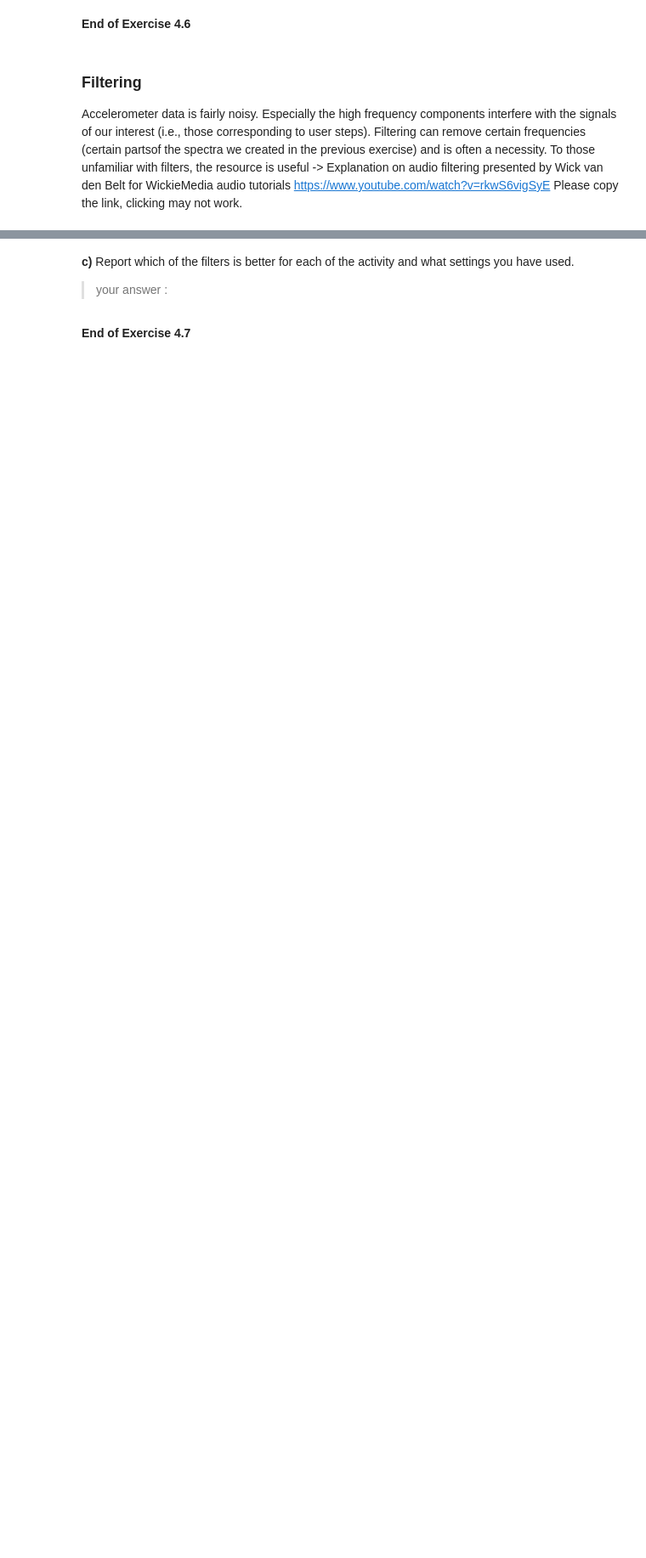
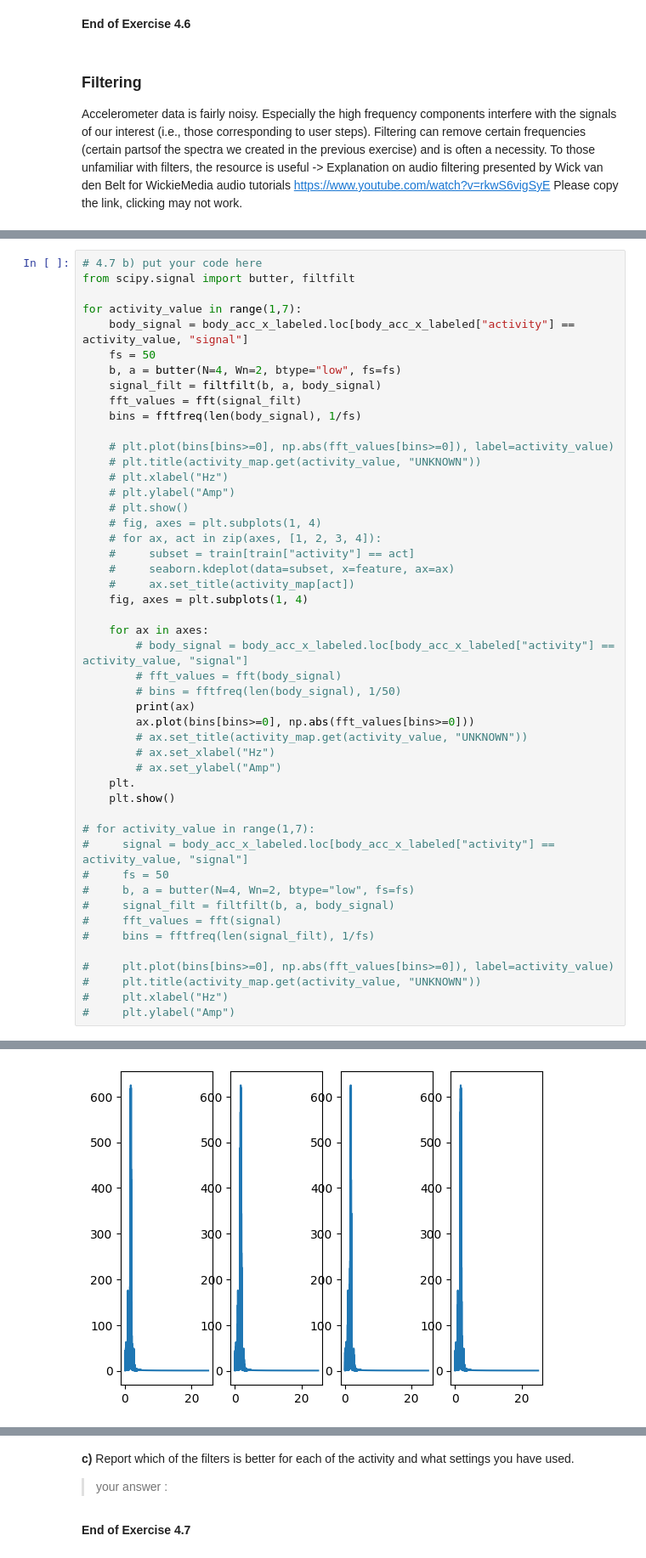
Before and after one commit to KundaiMutuwira/Data_Science_Class, a Jupyter notebook: DS2024_2025_TS_Assignment_Student_Version_1.ipynb, the cells around one changed output, grey strips where cells are left out. Shown at 85% size. Cells and saved outputs as stored; diff of their text form; blank space fills up the shorter version.

```diff
--- a/DS2024_2025_TS_Assignment_Student_Version_1.ipynb
+++ b/DS2024_2025_TS_Assignment_Student_Version_1.ipynb
@@ -601,0 +647,49 @@ you can use spectral plots created by the Fourier transform from the previous ex
+# %%
+# 4.7 b) put your code here
+from scipy.signal import butter, filtfilt
+
+for activity_value in range(1,7):
+    body_signal = body_acc_x_labeled.loc[body_acc_x_labeled["activity"] == activity_value, "signal"]
+    fs = 50
+    b, a = butter(N=4, Wn=2, btype="low", fs=fs)
+    signal_filt = filtfilt(b, a, body_signal)
+    fft_values = fft(signal_filt)
+    bins = fftfreq(len(body_signal), 1/fs)
+
+    # plt.plot(bins[bins>=0], np.abs(fft_values[bins>=0]), label=activity_value)
+    # plt.title(activity_map.get(activity_value, "UNKNOWN"))
+    # plt.xlabel("Hz")
+    # plt.ylabel("Amp")
+    # plt.show()
+    # fig, axes = plt.subplots(1, 4)
+    # for ax, act in zip(axes, [1, 2, 3, 4]):
+    #     subset = train[train["activity"] == act]
+    #     seaborn.kdeplot(data=subset, x=feature, ax=ax)
+    #     ax.set_title(activity_map[act])
+    fig, axes = plt.subplots(1, 4)
+
+    for ax in axes:
+        # body_signal = body_acc_x_labeled.loc[body_acc_x_labeled["activity"] == activity_value, "signal"]
+        # fft_values = fft(body_signal)
+        # bins = fftfreq(len(body_signal), 1/50)
+        print(ax)
+        ax.plot(bins[bins>=0], np.abs(fft_values[bins>=0]))
+        # ax.set_title(activity_map.get(activity_value, "UNKNOWN"))
+        # ax.set_xlabel("Hz")
+        # ax.set_ylabel("Amp")
+    plt.
+    plt.show()
+
+# for activity_value in range(1,7):
+#     signal = body_acc_x_labeled.loc[body_acc_x_labeled["activity"] == activity_value, "signal"]
+#     fs = 50
+#     b, a = butter(N=4, Wn=2, btype="low", fs=fs)
+#     signal_filt = filtfilt(b, a, body_signal)
+#     fft_values = fft(signal)
+#     bins = fftfreq(len(signal_filt), 1/fs)
+
+#     plt.plot(bins[bins>=0], np.abs(fft_values[bins>=0]), label=activity_value)
+#     plt.title(activity_map.get(activity_value, "UNKNOWN"))
+#     plt.xlabel("Hz")
+#     plt.ylabel("Amp")
+# %% [output]
@@ -601,0 +713 @@ you can use spectral plots created by the Fourier transform from the previous ex
+[figure, added]
```
Also changed, not shown: parts of 12 cells of this notebook.
